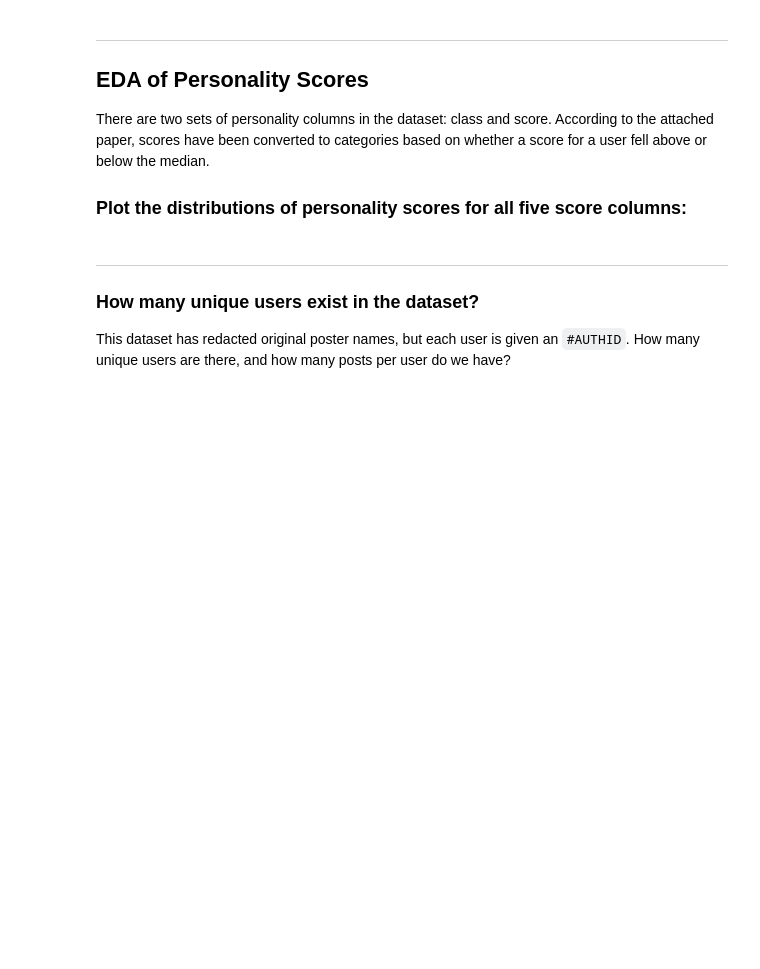
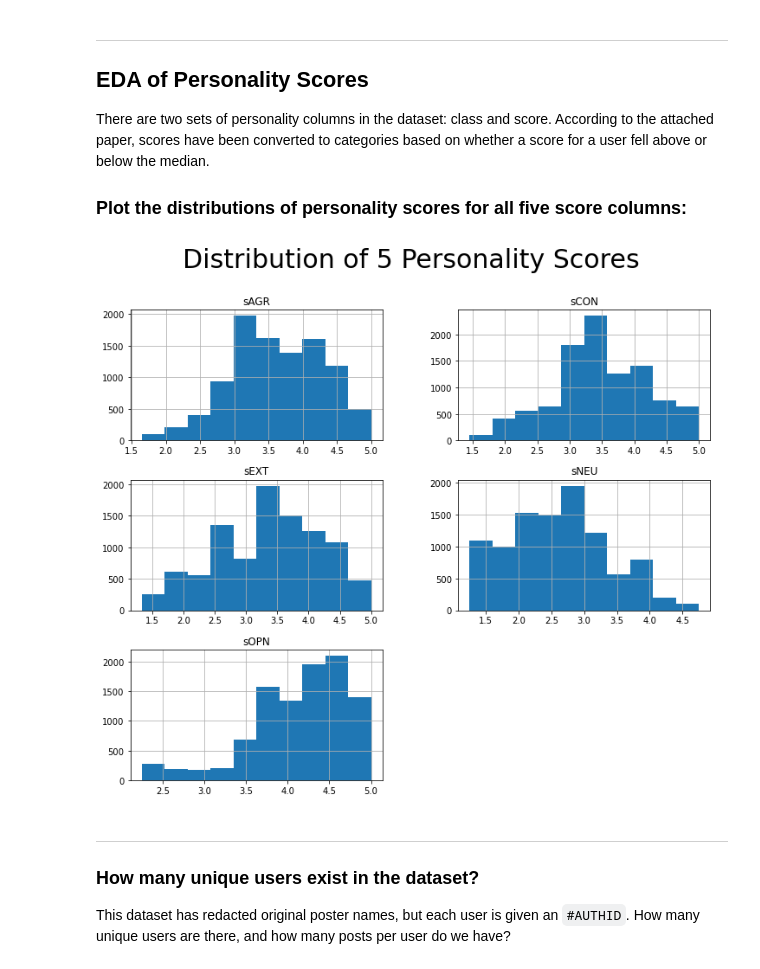
Before and after one commit to viviloaf/general-assembly, a Jupyter notebook: labs/5.02-lab-nlp-eda-master/starter-code.ipynb, the cells around one changed output. Cells and saved outputs as stored; diff of their text form; code cells hidden in the pictures; blank space fills up the shorter version.

```diff
--- a/labs/5.02-lab-nlp-eda-master/starter-code.ipynb
+++ b/labs/5.02-lab-nlp-eda-master/starter-code.ipynb
@@ -91,6 +166,11 @@ Use visuals to show the distributions of post lengths. Show both the distributio
 There are two sets of personality columns in the dataset: class and score. According to the attached paper, scores have been converted to categories based on whether a score for a user fell above or below the median.
 
 ### Plot the distributions of personality scores for all five score columns:
+# %%
+df[['sEXT','sNEU','sAGR','sCON','sOPN']].hist(figsize=(12,10));
+plt.suptitle('Distribution of 5 Personality Scores', fontsize=30);
+# %% [output]
+[figure, added]
 # %% [markdown]
 ---
 
```
Also changed, not shown: parts of 75 cells of this notebook.
